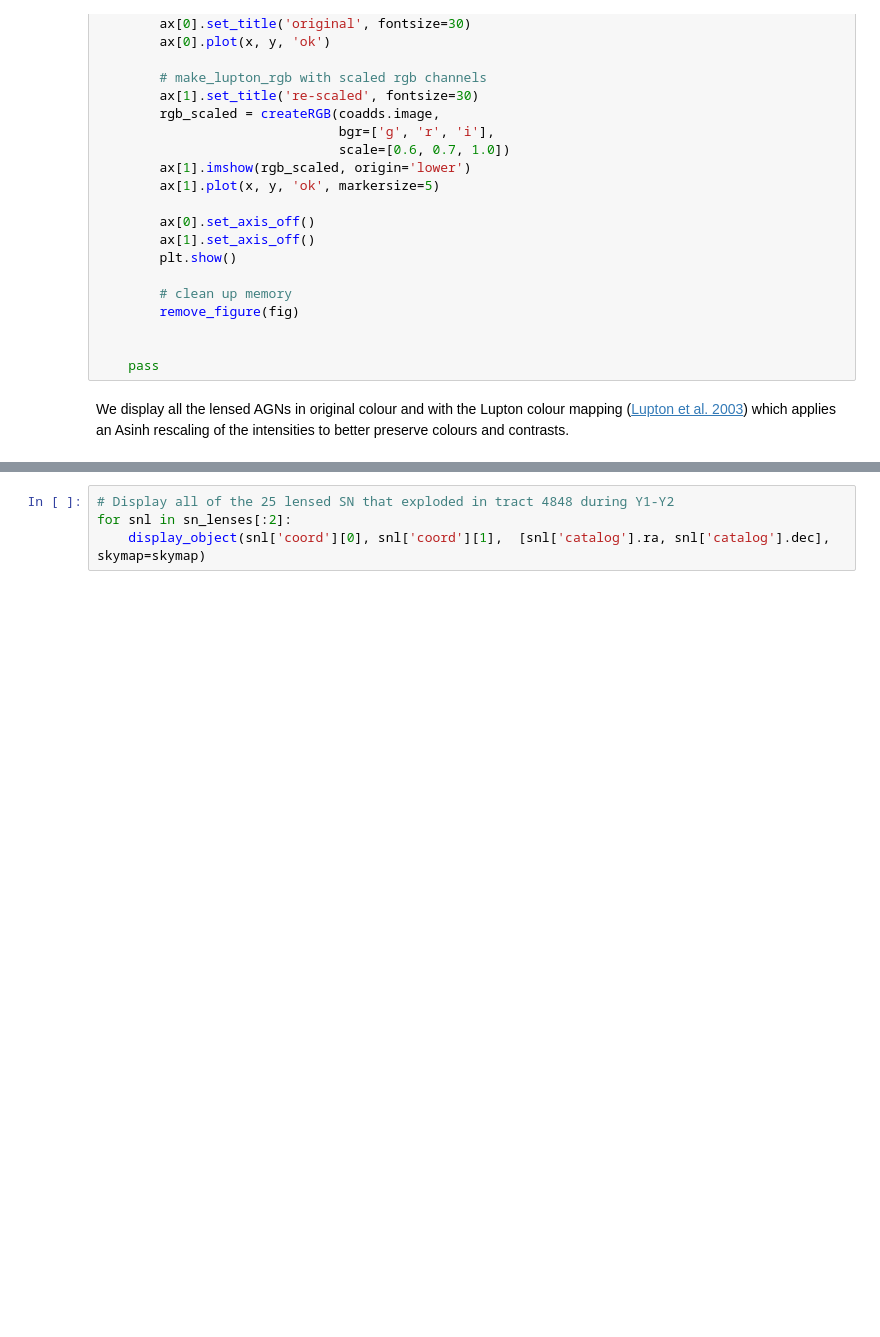
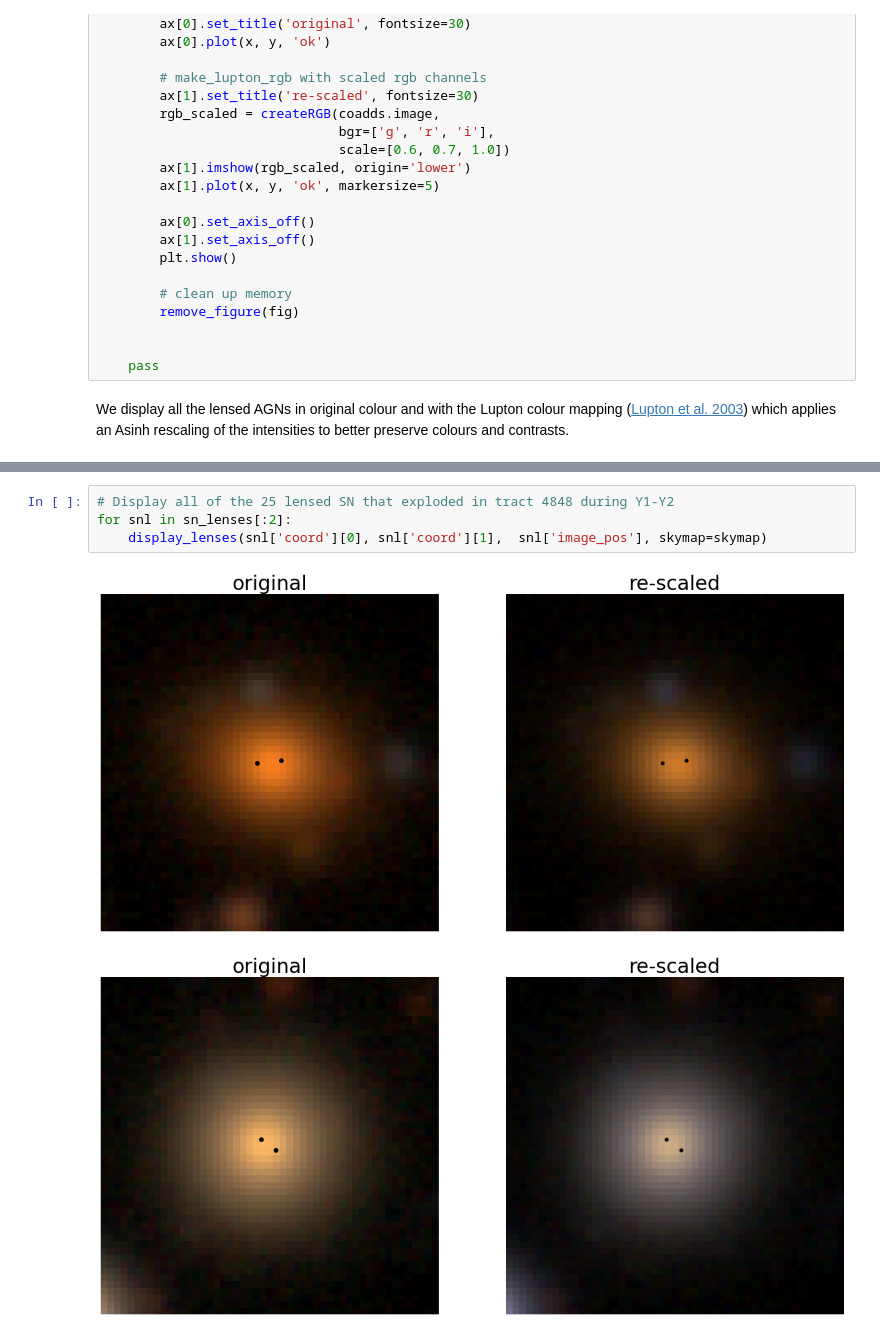
Before and after one commit to LSST-strong-lensing/DC2-notebooks, a Jupyter notebook: Lensed_Transient_Coadds.ipynb, the cells around one changed output, grey strips where cells are left out. Saved outputs shown, nothing was run; the diff lists cells and outputs as text; blank space fills up the shorter version.

Commit message:
with images

```diff
--- a/Lensed_Transient_Coadds.ipynb
+++ b/Lensed_Transient_Coadds.ipynb
@@ -439,4 +442,7 @@ for agnl in agn_lenses[:2]:
 # %%
 # Display all of the 25 lensed SN that exploded in tract 4848 during Y1-Y2
 for snl in sn_lenses[:2]:
-    display_object(snl['coord'][0], snl['coord'][1],  [snl['catalog'].ra, snl['catalog'].dec], skymap=skymap)
+    display_lenses(snl['coord'][0], snl['coord'][1],  snl['image_pos'], skymap=skymap)
+# %% [output]
+[figure, added]
+[figure, added]
```
Also changed, not shown: parts of 1 cell of this notebook.
